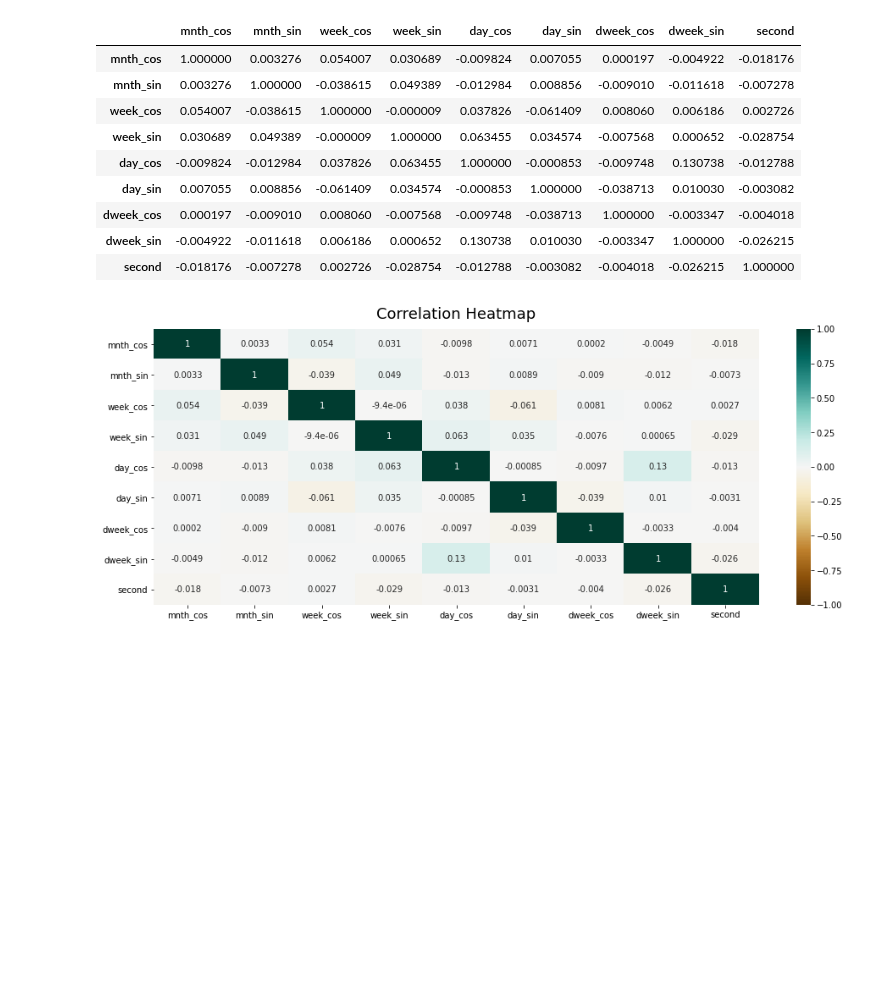
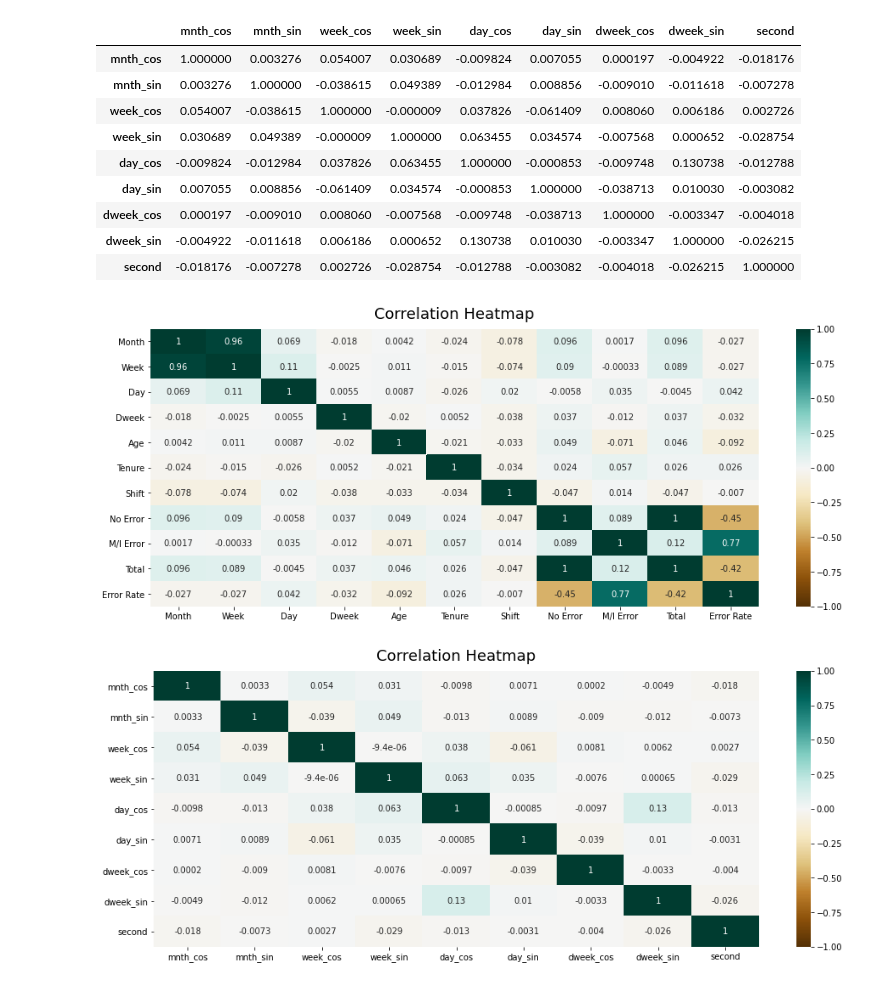
Before and after one commit to Jared-Caraan/Lotto_Analysis, a Jupyter notebook: Scripts/Correlation_Matrix.ipynb, the cells around one changed output. Cells and saved outputs as stored; diff of their text form; code cells hidden in the pictures; blank space fills up the shorter version.

```diff
--- a/Scripts/Correlation_Matrix.ipynb
+++ b/Scripts/Correlation_Matrix.ipynb
@@ -11,3 +11,7 @@ from config import *
 # %%
 df = pd.read_excel(filename_all)
 df = df[['Date', 'second']]
+# %%
+df_task = pd.read_excel(r'C:\Users\jcaraan\OneDrive - DXC Production\Jared-kun\JDs\TaskUs\Exercises BIDS 2021.xlsx')
+df_task.drop('Unnamed: 11', axis = 1, inplace = True)
+df_task.drop_duplicates(inplace = True)
@@ -14,5 +55,33 @@ df = df[['Date', 'second']]
 # %% [markdown]
 ## Transformation
+# %%
+df_task['Date'] = pd.to_datetime(df_task['Date'], format = '%Y-%m-%d')
+
+df_task['Month'] = df_task['Date'].dt.month
+df_task['Week']  = df_task['Date'].dt.isocalendar().week
+df_task['Day']   = df_task['Date'].dt.day
+df_task['Dweek'] = df_task['Date'].dt.dayofweek
+
+#df_task['mnth_cos'] = np.cos(2 * np.pi * df_task['Month'] / 12)
+#df_task['mnth_sin'] = np.sin(2 * np.pi * df_task['Month'] / 12)
+
+#df_task['week_cos'] = np.cos(2 * np.pi * df_task['Week'] / 4)
+#df_task['week_sin'] = np.sin(2 * np.pi * df_task['Week'] / 4)
+
+#df_task['day_cos'] = np.cos(2 * np.pi * df_task['Day'] / 31)
+#df_task['day_sin'] = np.sin(2 * np.pi * df_task['Day'] / 31)
+
+#df_task['dweek_cos'] = np.cos(2 * np.pi * df_task['Dweek'] / 7)
+#df_task['dweek_sin'] = np.sin(2 * np.pi * df_task['Dweek'] / 7)
+
+df_task['Error Rate'] = df_task['Error Rate'] * 100
+
+y = df_task['Shift']
+y = LabelEncoder().fit_transform(y)
+df_task['Shift'] = y
+# %%
+df_task = df_task.drop(['Date', 'Employee ID', 'Email Address', 'TeamLead'], axis = 1)
+df_task = df_task[['Month', 'Week', 'Day', 'Dweek', 'Age', 'Tenure', 'Shift', 'No Error', 'M/I Error', 'Total', 'Error Rate']]
 # %%
 df['Date'] = pd.to_datetime(df['Date'], format = '%d/%m/%Y')
 df['Year']  = df['Date'].dt.year
@@ -57,6 +141,12 @@ df.corr()
 | dweek_cos | 0.000197 | -0.009010 | 0.008060 | -0.007568 | -0.009748 | -0.038713 | 1.000000 | -0.003347 | -0.004018 |
 | dweek_sin | -0.004922 | -0.011618 | 0.006186 | 0.000652 | 0.130738 | 0.010030 | -0.003347 | 1.000000 | -0.026215 |
 | second | -0.018176 | -0.007278 | 0.002726 | -0.028754 | -0.012788 | -0.003082 | -0.004018 | -0.026215 | 1.000000 |
+# %%
+plt.figure(figsize=(16, 6))
+heatmap = sns.heatmap(df_task.corr(), vmin=-1, vmax=1, annot=True, cmap='BrBG')
+heatmap.set_title('Correlation Heatmap', fontdict={'fontsize':18}, pad=12);
+# %% [output]
+[figure, added]
 # %%
 plt.figure(figsize=(16, 6))
 heatmap = sns.heatmap(df.corr(), vmin=-1, vmax=1, annot=True, cmap='BrBG')
```
Also changed, not shown: parts of 3 cells of this notebook, 3 other files.
